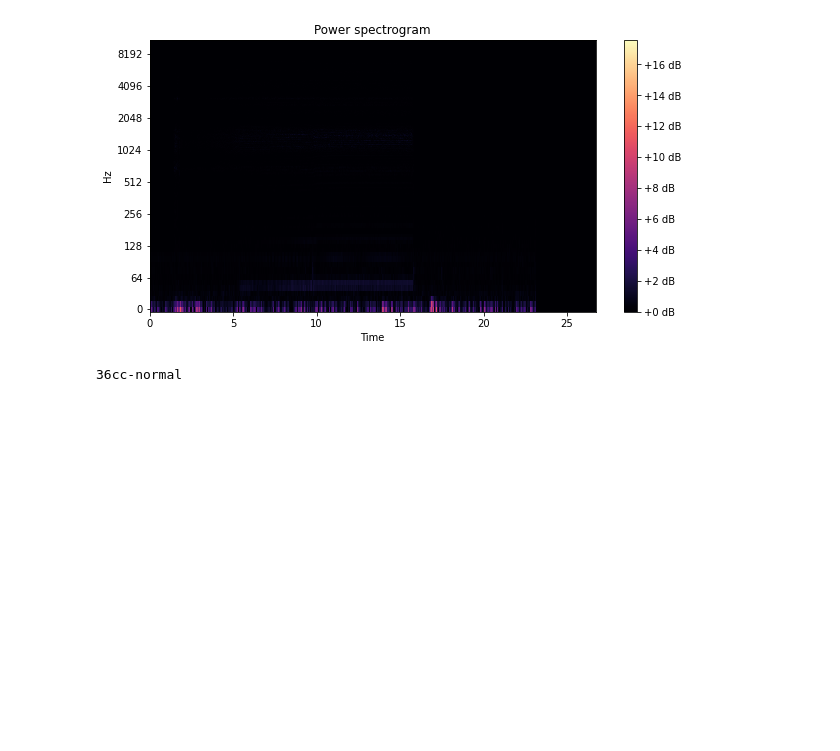
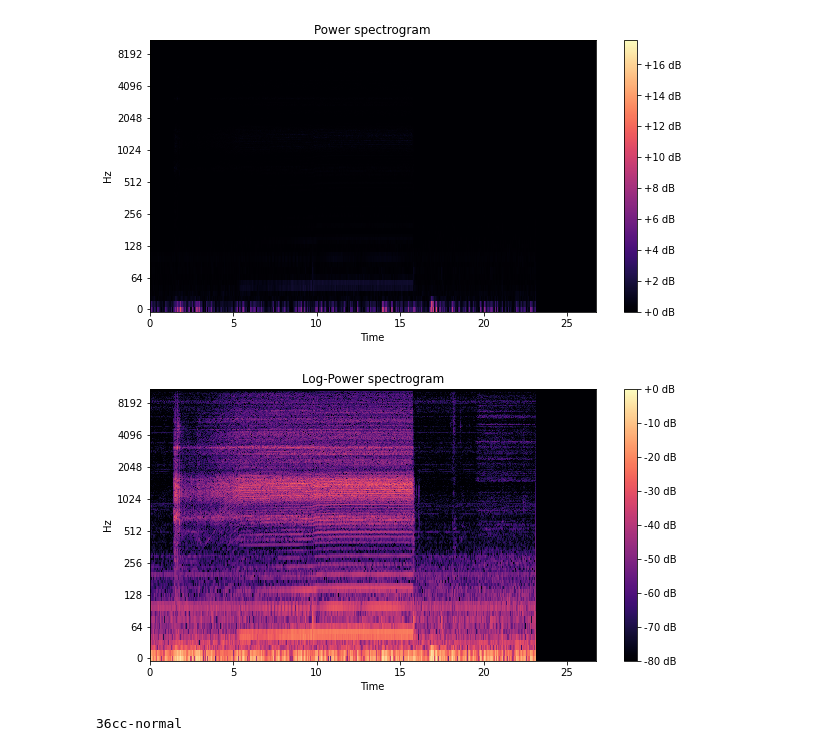
Before and after one commit to astroeye/autoencoder, a Jupyter notebook: 02_autoencoder/autoencoder_dw02.ipynb, the cells around one changed output. Drawn from its saved outputs; the diff is of its cells as text; code cells hidden in the pictures; blank space fills up the shorter version.

```diff
--- a/02_autoencoder/autoencoder_dw02.ipynb
+++ b/02_autoencoder/autoencoder_dw02.ipynb
@@ -313,6 +329,23 @@ fig.colorbar(img, ax=ax, format="%+2.0f dB")
 # %% [output]
 <matplotlib.colorbar.Colorbar at 0x...>
 [figure]
+# %%
+# https://librosa.org/doc/latest/generated/librosa.power_to_db.html
+# librosa.power_to_db
+# 파워 스펙트로그램(진폭 제곱)을 데시벨(dB) 단위로 변환
+
+y, sr = librosa.load('./dataset/36cc/normal/2208211119H0010019498_TDM_2022-03-30_15-23-56__Microphone.wav')
+S = np.abs(librosa.stft(y))
+
+fig, ax = plt.subplots(nrows=1, sharex=True, sharey=False, figsize=(10,5))
+
+imgdb = librosa.display.specshow(librosa.power_to_db(S**2, ref=np.max),
+                                 sr=sr, y_axis='log', x_axis='time', ax=ax)
+ax.set(title='Log-Power spectrogram')
+fig.colorbar(imgdb, ax=ax, format="%+2.0f dB")
+ax.label_outer()
+# %% [output]
+[figure, added]
 # %%
 # 원본 36cc-normal 소리와 원본 36cc-abnormal 소리를 1개씩 spectrogra으로 변환하여 비교
 print("36cc-normal")
```
Also changed, not shown: parts of 4 cells of this notebook, 1 other file.
